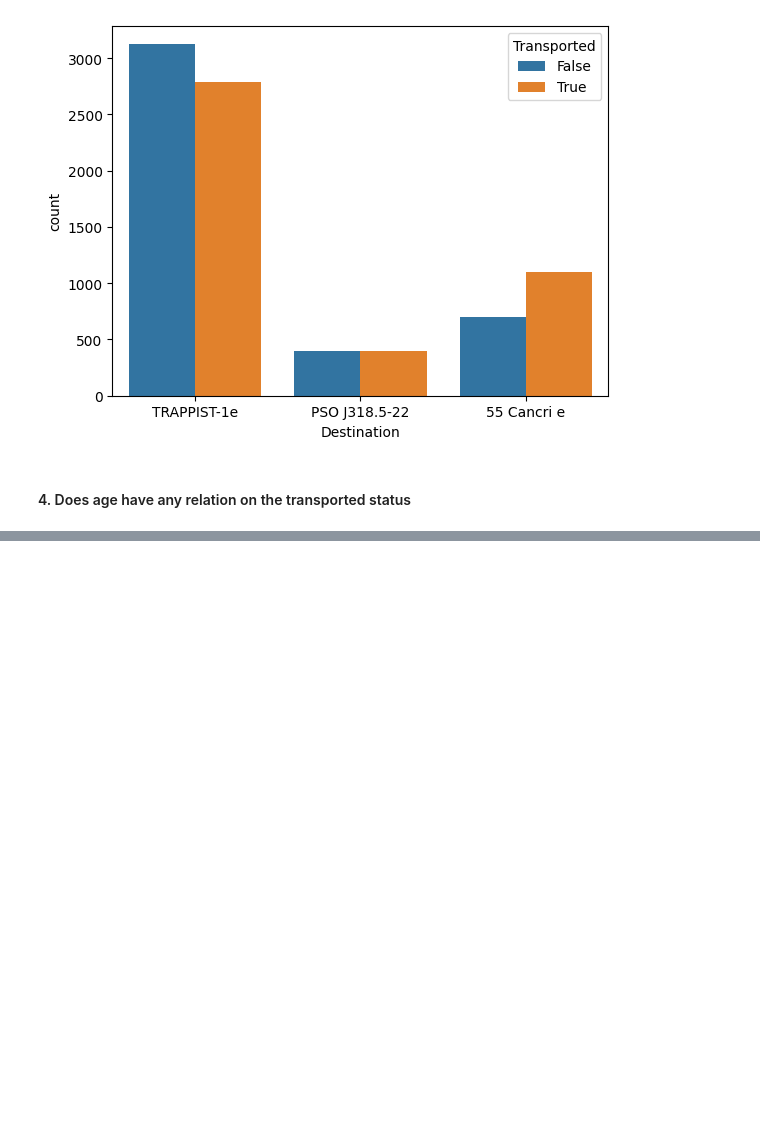
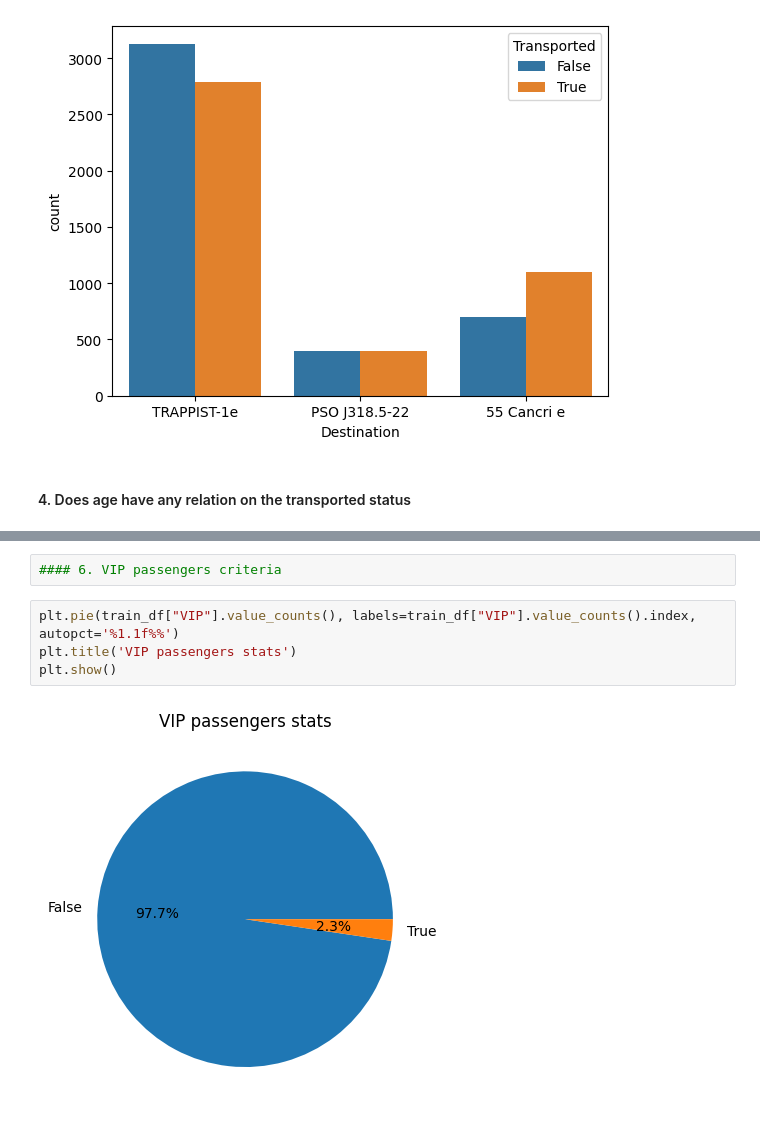
Before and after one commit to tejachalmala/Kaggle-Titanic-Spaceship-Survival, a Jupyter notebook: titanic_spaceship_survival.ipynb, the cells around one changed output, grey strips where cells are left out. Cells and saved outputs as stored; diff of their text form; blank space fills up the shorter version.

```diff
--- a/titanic_spaceship_survival.ipynb
+++ b/titanic_spaceship_survival.ipynb
@@ -150,0 +161,8 @@ sns.countplot(data = tdf, x = "AgeCategories", hue = "Transported")
+# %%
+#### 6. VIP passengers criteria
+# %%
+plt.pie(train_df["VIP"].value_counts(), labels=train_df["VIP"].value_counts().index, autopct='%1.1f%%')
+plt.title('VIP passengers stats')
+plt.show()
+# %% [output]
+[figure, added]
```
Also changed, not shown: parts of 21 cells of this notebook.
